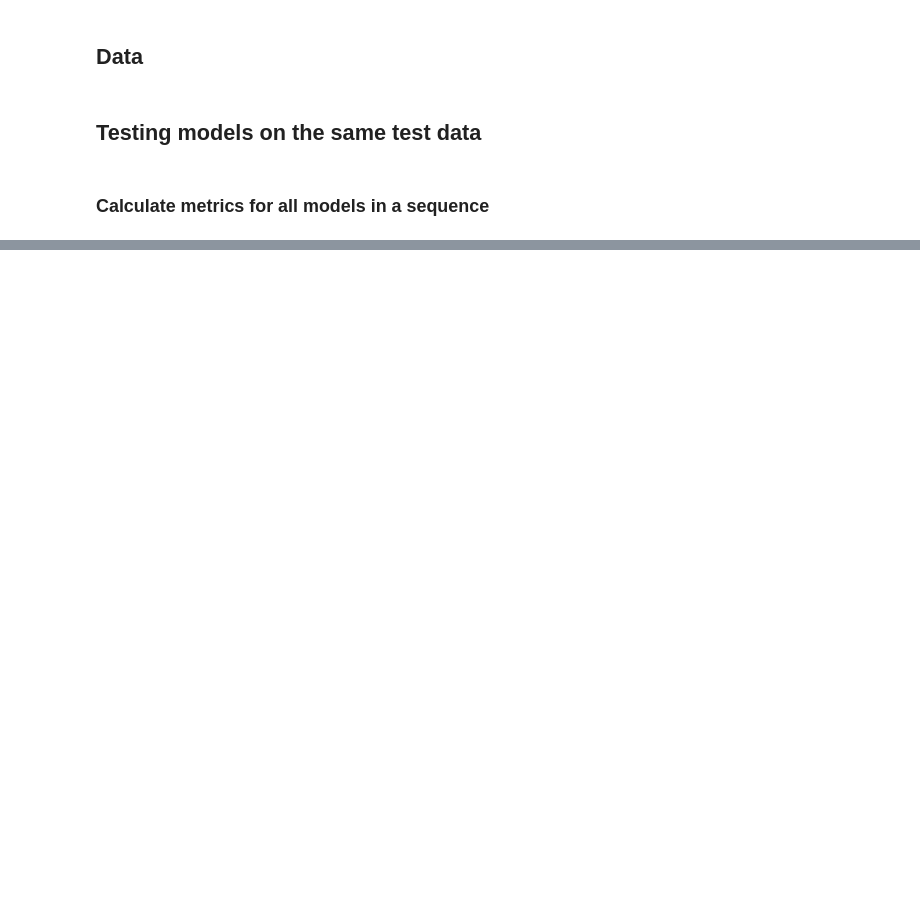
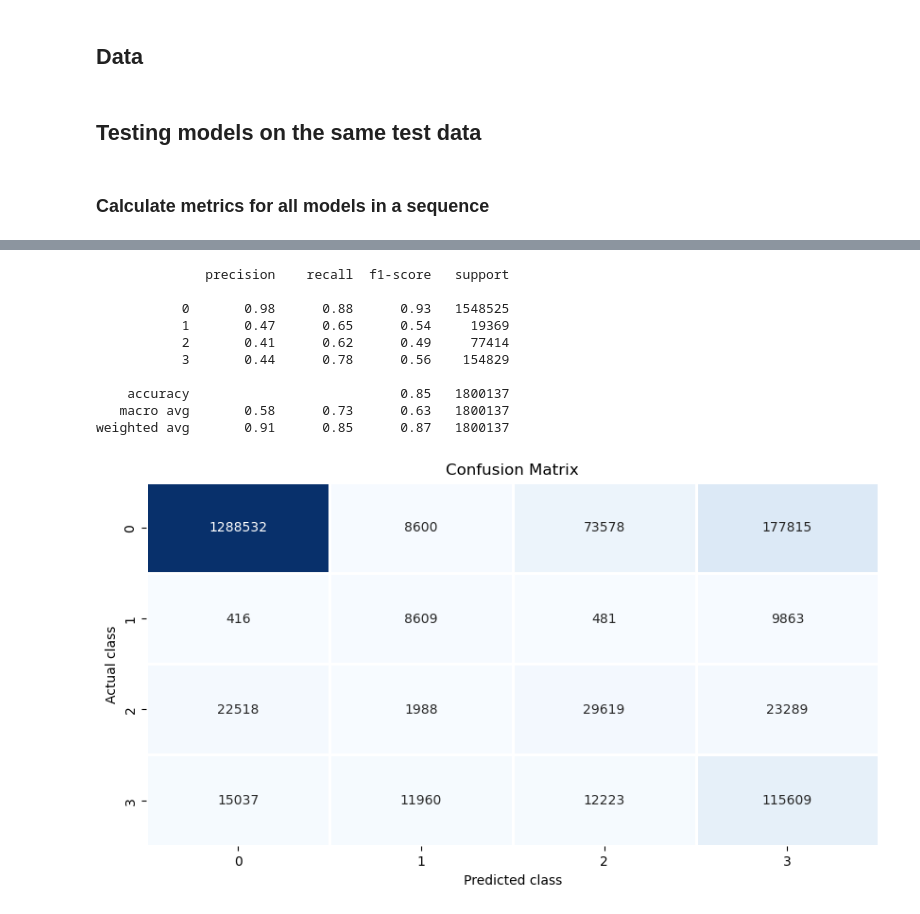
Before and after one commit to makboard/ArableLandSuitability, a Jupyter notebook: models/models_test_metrics.ipynb, the cells around one changed output, grey strips where cells are left out. Drawn from its saved outputs; the diff is of its cells as text; code cells hidden in the pictures; blank space fills up the shorter version.

```diff
--- a/models/models_test_metrics.ipynb
+++ b/models/models_test_metrics.ipynb
@@ -54,14 +50,15 @@ del X, y
 path_to_pickled_models = os.path.join("..", "results", "pickle_models")
 
 clf_dict = {
-    "lr": os.path.join(path_to_pickled_models, "Logistic_Regression_crops_final.pkl"),
-    "xgbt": os.path.join(path_to_pickled_models, "XGBoost_crops_final.pkl"),
-    "lgbm": os.path.join(path_to_pickled_models, "LightGBM_crops_final.pkl"),
+    "lr": os.path.join(path_to_pickled_models, "logreg.pkl"),
+    "catboost": os.path.join(path_to_pickled_models, "catboost.pkl"),
 }
 
 clf_nn_dict = {
-    "MLP": os.path.join(path_to_pickled_models, "Crop_MLP.ckpt"),
-    "lstm": os.path.join(path_to_pickled_models, "Crop_LSTM.ckpt"),
+    "mlp": os.path.join(path_to_pickled_models, "mlp.pkl"),
+    "lstm": os.path.join(path_to_pickled_models, "lstm.pkl"),
+    "conv_lstm": os.path.join(path_to_pickled_models, "conv_lstm.pkl"),
+    "transformer": os.path.join(path_to_pickled_models, "transformer.pkl"),
 }
 # %% [markdown]
 ### Calculate metrics for all models in a sequence
@@ -298,0 +302,40 @@ weighted avg       0.81      0.81      0.81    654340
+# %%
+# Max prob predictions for nn
+
+# Predict on test set
+y_prob_joint = np.concatenate([y_probs_nn[x] for x in y_probs_nn], 1)
+y_pred_maxprob = [np.argmax(values) % 4 for values in y_prob_joint]
+# -----------------------------------------------------
+# Printing metrics
+print(classification_report(y_test, y_pred_maxprob))
+# -----------------------------------------------------
+#  # Plot confusion matrix
+plt.figure(figsize=(10, 5))
+cm = confusion_matrix(y_test, y_pred)
+sns.heatmap(
+    cm,
+    annot=True,
+    xticklabels=[0, 1, 2, 3],
+    yticklabels=[0, 1, 2, 3],
+    cbar=False,
+    fmt="d",
+    linewidths=1,
+    cmap="Blues",
+)
+plt.title("Confusion Matrix")
+plt.xlabel("Predicted class")
+plt.ylabel("Actual class")
+plt.show()
+# -----------------------------------------------------
+# %% [output]
+              precision    recall  f1-score   support
+
+           0       0.98      0.88      0.93   1548525
+           1       0.47      0.65      0.54     19369
+           2       0.41      0.62      0.49     77414
+           3       0.44      0.78      0.56    154829
+
+    accuracy                           0.85   1800137
+   macro avg       0.58      0.73      0.63   1800137
+weighted avg       0.91      0.85      0.87   1800137
+[figure, added]
```
Also changed, not shown: parts of 7 cells of this notebook, 11 other files.
